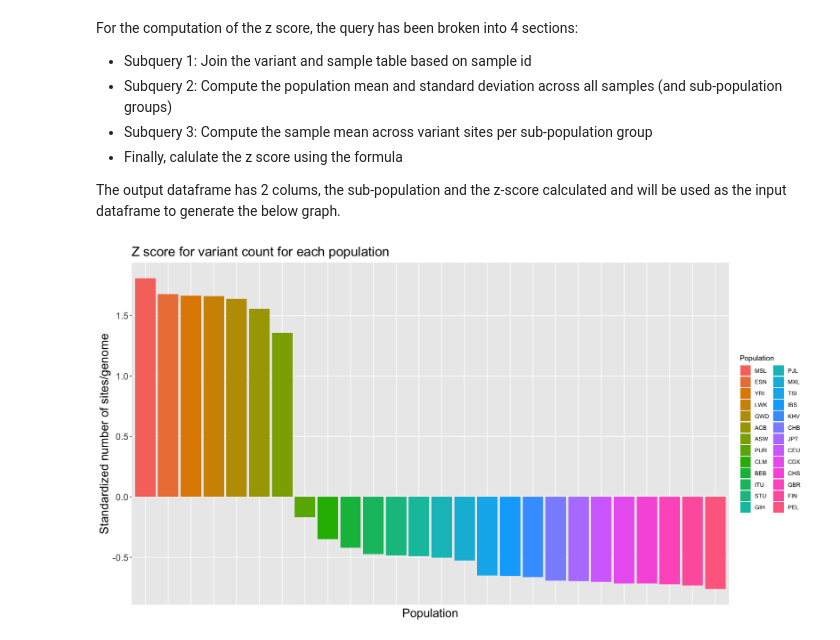
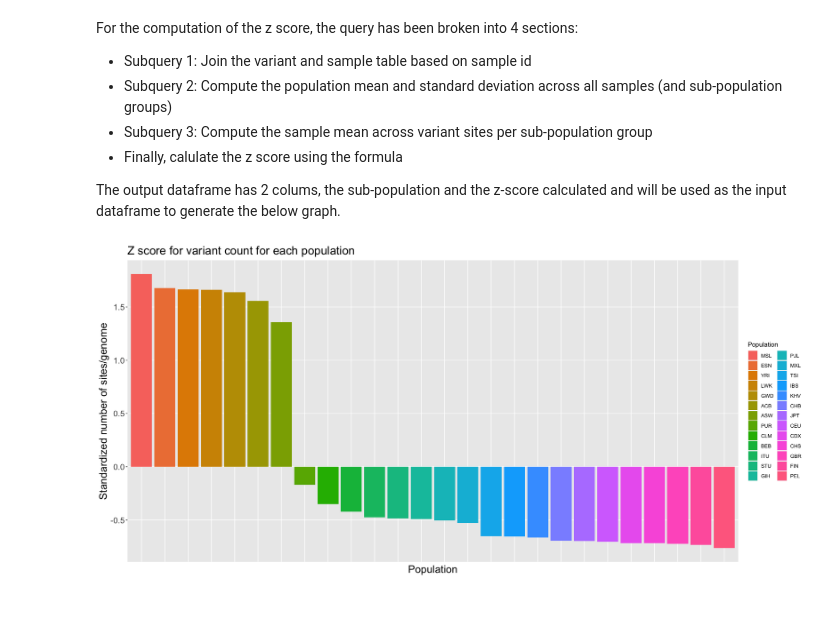
Before and after one commit to StanfordBioinformatics/variant-analysis-on-bigquery, a Jupyter notebook: 1000g_Analysis.ipynb, the cells around one changed output. Drawn from its saved outputs; the diff is of its cells as text; code cells hidden in the pictures; blank space fills up the shorter version.

Commit message:
Final updates on 1000Gnomes public notebook

```diff
--- a/1000g_Analysis.ipynb
+++ b/1000g_Analysis.ipynb
@@ -455,10 +439,18 @@ z_score$Population<-factor(z_score$Population, levels = unique(z_score$Populatio
 # %%
+#Runtime - 0.7s
+
+#Make plots wider on jupyter notebooks
+options(repr.plot.width=17, repr.plot.height=8)
+
+#Set the order of the labels
+z_score$Population<-factor(z_score$Population, levels = unique(z_score$Population))
+
 #Generating the graph
 ggplot(z_score, aes(y=Z_score,x=Population))+
 geom_bar(aes(fill=Population), stat = "identity", position = "dodge")+
 theme(axis.text.x = element_blank(),axis.ticks.x = element_blank())+
 scale_y_continuous(breaks = c(-2.0,-1.5,-1.0,-0.5,0,0.5,1.0,1.5,2.0),minor_breaks = NULL)+
 labs(title = "Z score for variant count for each population",y = "Standardized number of sites/genome")+
 theme(plot.title = element_text(size=20),axis.text=element_text(size=14),axis.title=element_text(size=18))
 # %% [output]
-[figure, old version]
+[figure, new version]
```
Also changed, not shown: parts of 37 cells of this notebook.
